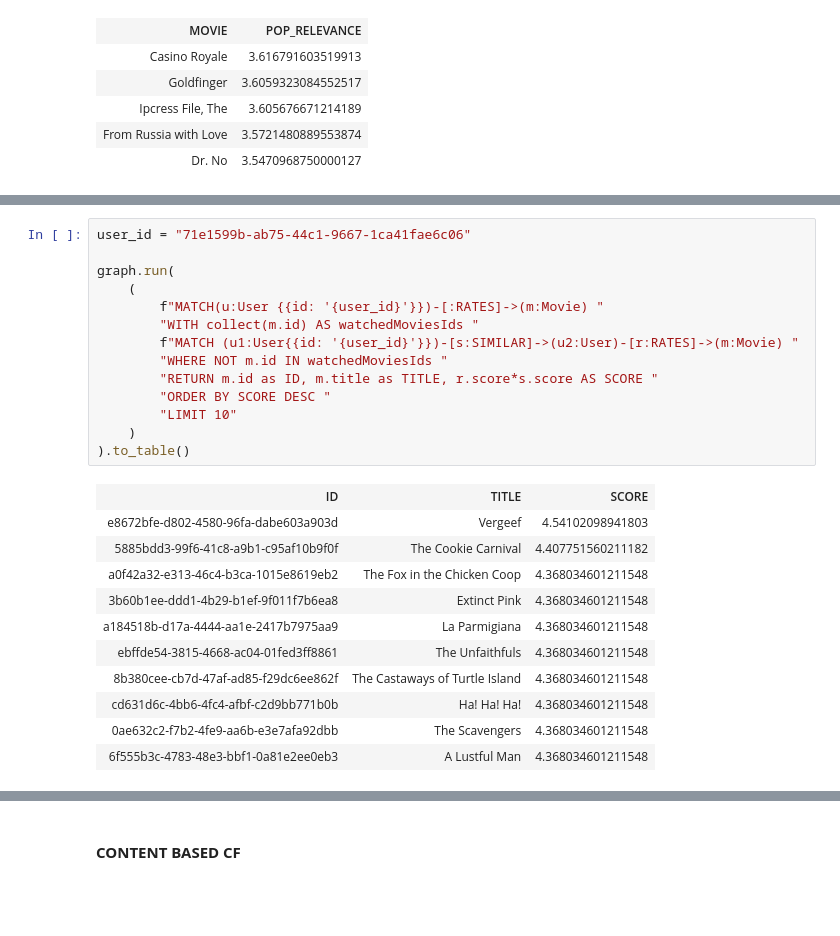
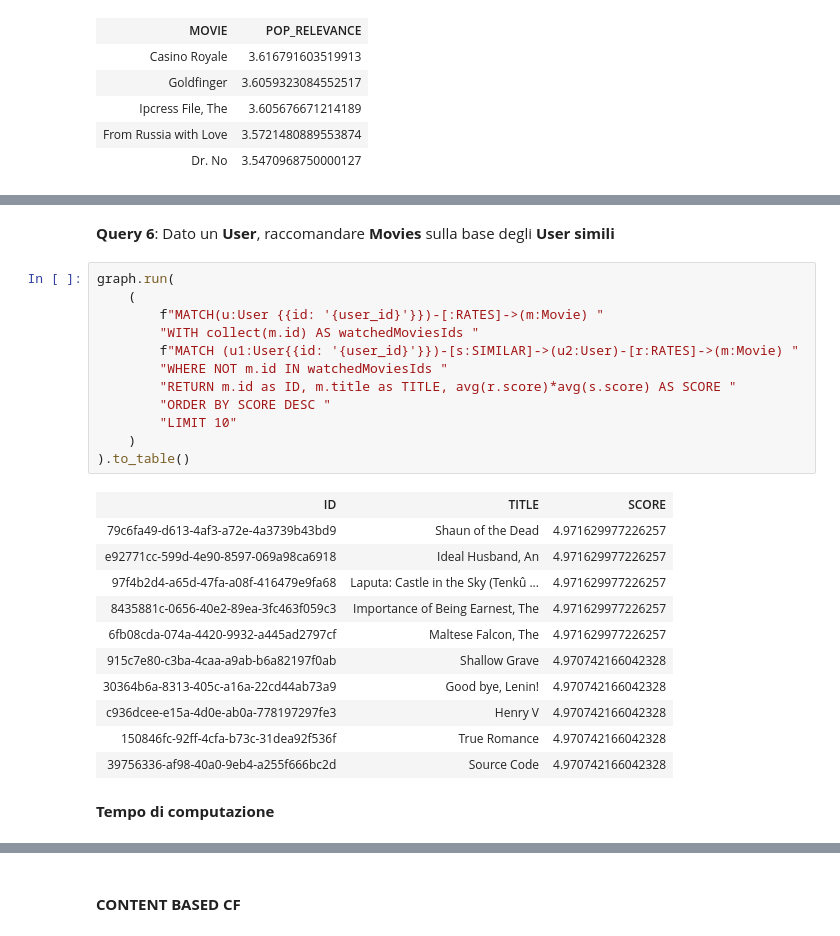
Before and after one commit to aleceress/movielens_rs, a Jupyter notebook: queries.ipynb, the cells around one changed output, grey strips where cells are left out. Cells and saved outputs as stored; diff of their text form; blank space fills up the shorter version.

```diff
--- a/queries.ipynb
+++ b/queries.ipynb
@@ -397,26 +361,28 @@ Recommending movies from __similar users__, given a __user__ (collaborative filt
+# %% [markdown]
+__Query 6__: Dato un __User__, raccomandare __Movies__ sulla base degli __User simili__
 # %%
-user_id = "71e1599b-ab75-44c1-9667-1ca41fae6c06"
-
 graph.run(
     (
         f"MATCH(u:User {{id: '{user_id}'}})-[:RATES]->(m:Movie) "
         "WITH collect(m.id) AS watchedMoviesIds "
         f"MATCH (u1:User{{id: '{user_id}'}})-[s:SIMILAR]->(u2:User)-[r:RATES]->(m:Movie) "
         "WHERE NOT m.id IN watchedMoviesIds "
-        "RETURN m.id as ID, m.title as TITLE, r.score*s.score AS SCORE "
+        "RETURN m.id as ID, m.title as TITLE, avg(r.score)*avg(s.score) AS SCORE "
         "ORDER BY SCORE DESC "
         "LIMIT 10"
     )
 ).to_table()
 # %% [output]
 | ID | TITLE | SCORE |
-| e8672bfe-d802-4580-96fa-dabe603a903d | Vergeef | 4.54102098941803 |
-| 5885bdd3-99f6-41c8-a9b1-c95af10b9f0f | The Cookie Carnival | 4.407751560211182 |
-| a0f42a32-e313-46c4-b3ca-1015e8619eb2 | The Fox in the Chicken Coop | 4.368034601211548 |
-| 3b60b1ee-ddd1-4b29-b1ef-9f011f7b6ea8 | Extinct Pink | 4.368034601211548 |
-| a184518b-d17a-4444-aa1e-2417b7975aa9 | La Parmigiana | 4.368034601211548 |
-| ebffde54-3815-4668-ac04-01fed3ff8861 | The Unfaithfuls | 4.368034601211548 |
-| 8b380cee-cb7d-47af-ad85-f29dc6ee862f | The Castaways of Turtle Island | 4.368034601211548 |
-| cd631d6c-4bb6-4fc4-afbf-c2d9bb771b0b | Ha! Ha! Ha! | 4.368034601211548 |
-| 0ae632c2-f7b2-4fe9-aa6b-e3e7afa92dbb | The Scavengers | 4.368034601211548 |
-| 6f555b3c-4783-48e3-bbf1-0a81e2ee0eb3 | A Lustful Man | 4.368034601211548 |
+| 79c6fa49-d613-4af3-a72e-4a3739b43bd9 | Shaun of the Dead | 4.971629977226257 |
+| e92771cc-599d-4e90-8597-069a98ca6918 | Ideal Husband, An | 4.971629977226257 |
+| 97f4b2d4-a65d-47fa-a08f-416479e9fa68 | Laputa: Castle in the Sky (Tenkû ... | 4.971629977226257 |
+| 8435881c-0656-40e2-89ea-3fc463f059c3 | Importance of Being Earnest, The | 4.971629977226257 |
+| 6fb08cda-074a-4420-9932-a445ad2797cf | Maltese Falcon, The | 4.971629977226257 |
+| 915c7e80-c3ba-4caa-a9ab-b6a82197f0ab | Shallow Grave | 4.970742166042328 |
+| 30364b6a-8313-405c-a16a-22cd44ab73a9 | Good bye, Lenin! | 4.970742166042328 |
+| c936dcee-e15a-4d0e-ab0a-778197297fe3 | Henry V | 4.970742166042328 |
+| 150846fc-92ff-4cfa-b73c-31dea92f536f | True Romance | 4.970742166042328 |
+| 39756336-af98-40a0-9eb4-a255f666bc2d | Source Code | 4.970742166042328 |
+# %% [markdown]
+__Tempo di computazione__
```
Also changed, not shown: parts of 60 cells of this notebook, 2 other files.
